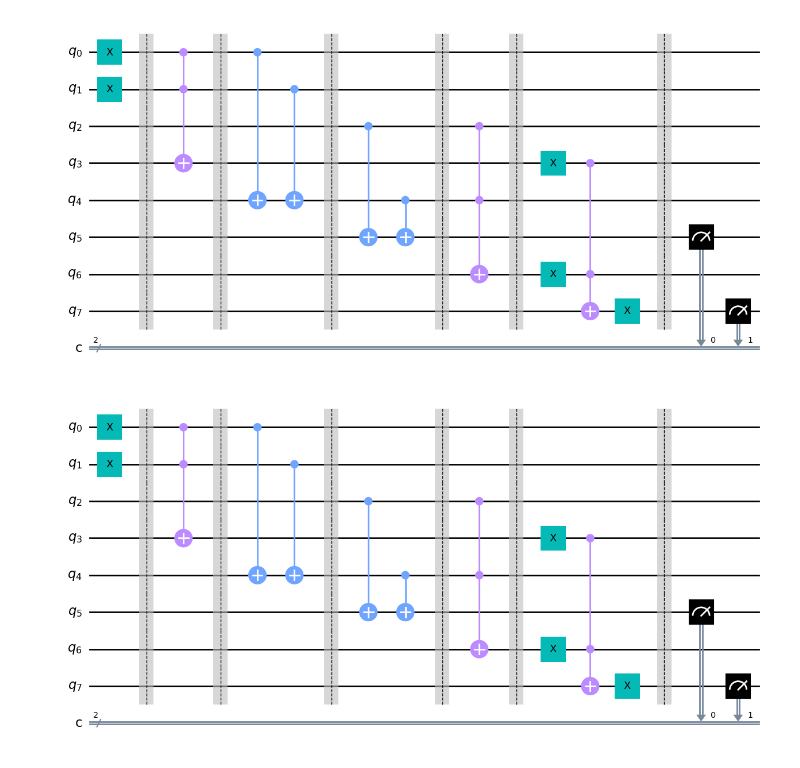
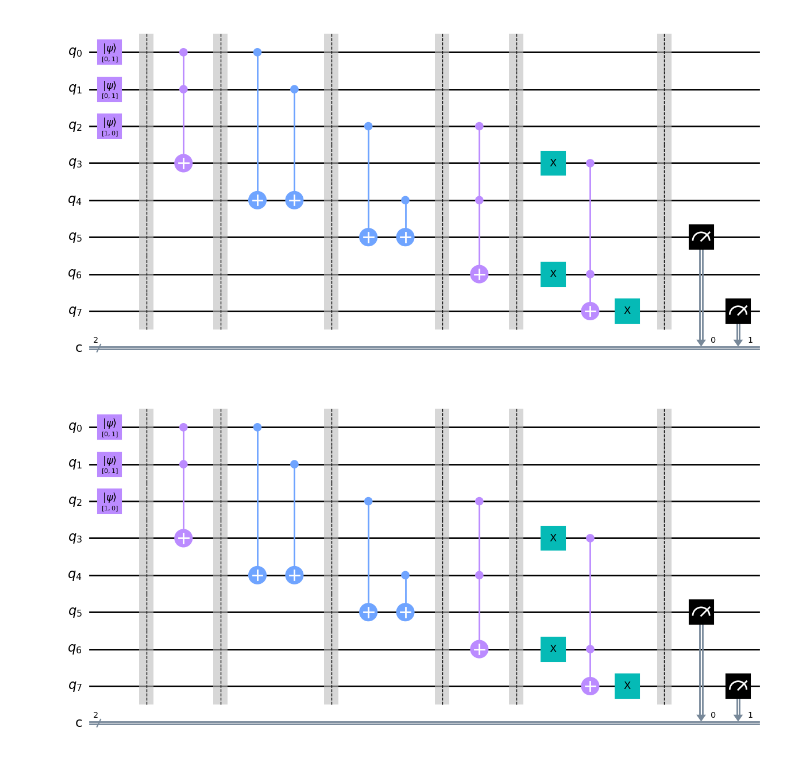
Before and after one commit to N-Nthabi/https-github.com-witseie-elen4022-2021-Lab-2-1604145-Mapheelle, a Jupyter notebook: Lab2Solution.ipynb, the cells around one changed output. Drawn from its saved outputs; the diff is of its cells as text; code cells hidden in the pictures.

```diff
--- a/Lab2Solution.ipynb
+++ b/Lab2Solution.ipynb
@@ -13,42 +13,47 @@ ibmqfactory.load_account:WARNING:2021-05-08 11:04:29,677: Credentials are alread
 # %%
-qc = QuantumCircuit(8, 2)
-qc.x(0)
-qc.x(1)
-qc.x(2)
+from qiskit import ClassicalRegister, QuantumRegister
+
+#c = ClassicalRegister(2)
+#q = QuantumRegister(8)
+qc = QuantumCircuit(8,2)
+one_state= [0,1]
+zero_state = [1,0]
+qc.initialize(one_state,0)
+qc.initialize(one_state,1)
+qc.initialize(zero_state,2)
 qc.barrier()
 
 # First and (this is between 0 and 1, answer should be 1)
 qc.ccx(0,1,3)
 qc.barrier()
 
 # First XOR (this is between 0 and 1, answer should be 0)
 qc.cx(0,4)
 qc.cx(1,4)
 qc.barrier()
 
 # Second XOR (this is between XOR1 and carry in, answer should be 1)
 qc.cx(2,5)
 qc.cx(4,5)
 qc.barrier()
 
 #Second AND (between XOR1 and carry in, answer should be 0)
 qc.ccx(2,4,6)
 qc.barrier()
 
 #Or gate (between AND1 & AND2, answer should be 0)
 qc.x(3)
 qc.x(6)
 qc.ccx(3,6,7)
 qc.x(7)
 qc.barrier()
 
 qc.measure(5,0)
 qc.measure(7,1)
-
 qc.draw('mpl')
 # %% [output]
-[figure, old version]
+[figure, new version]
-[figure, old version]
+[figure, new version]
 # %%
 sim = Aer.get_backend('qasm_simulator')
 qobj = assemble(qc)
```
Also changed, not shown: parts of 5 cells of this notebook.
